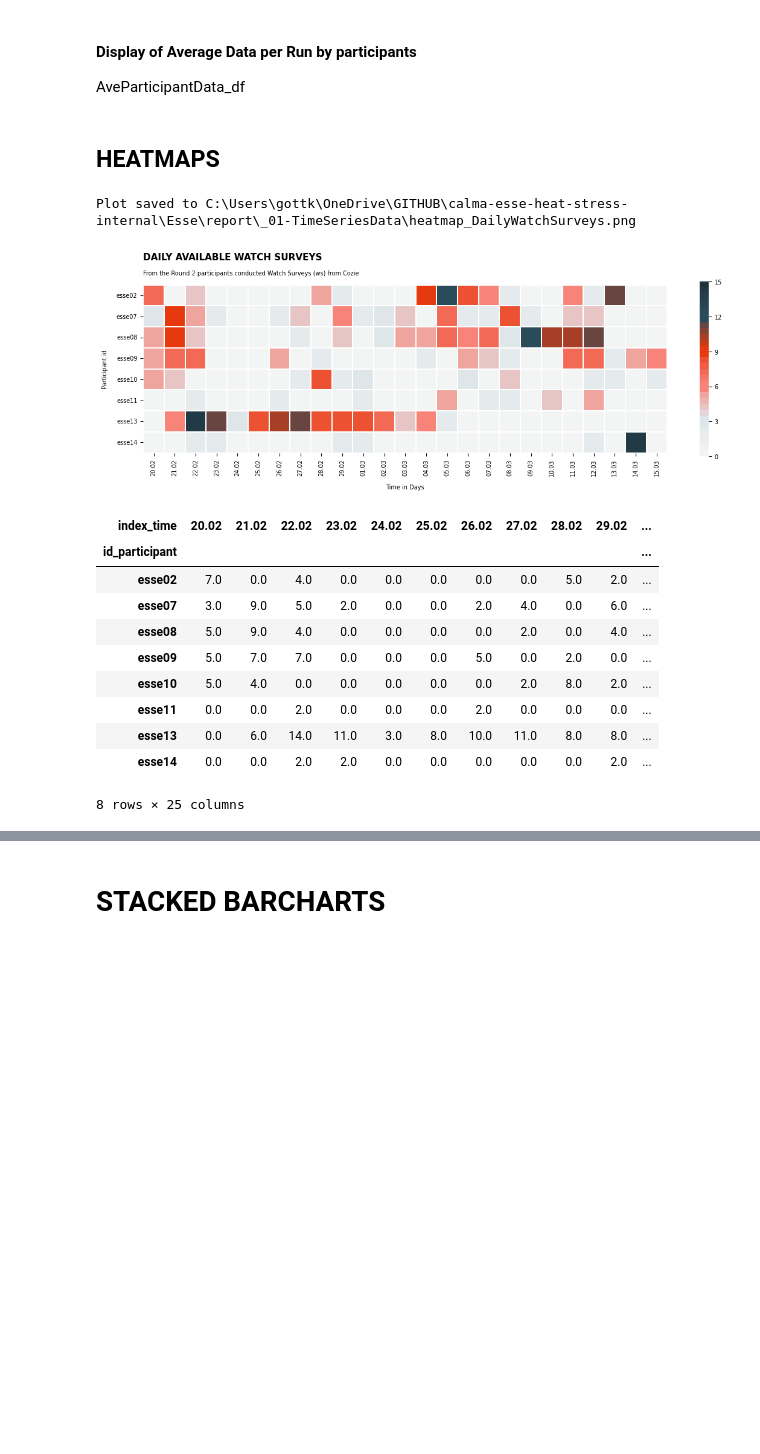
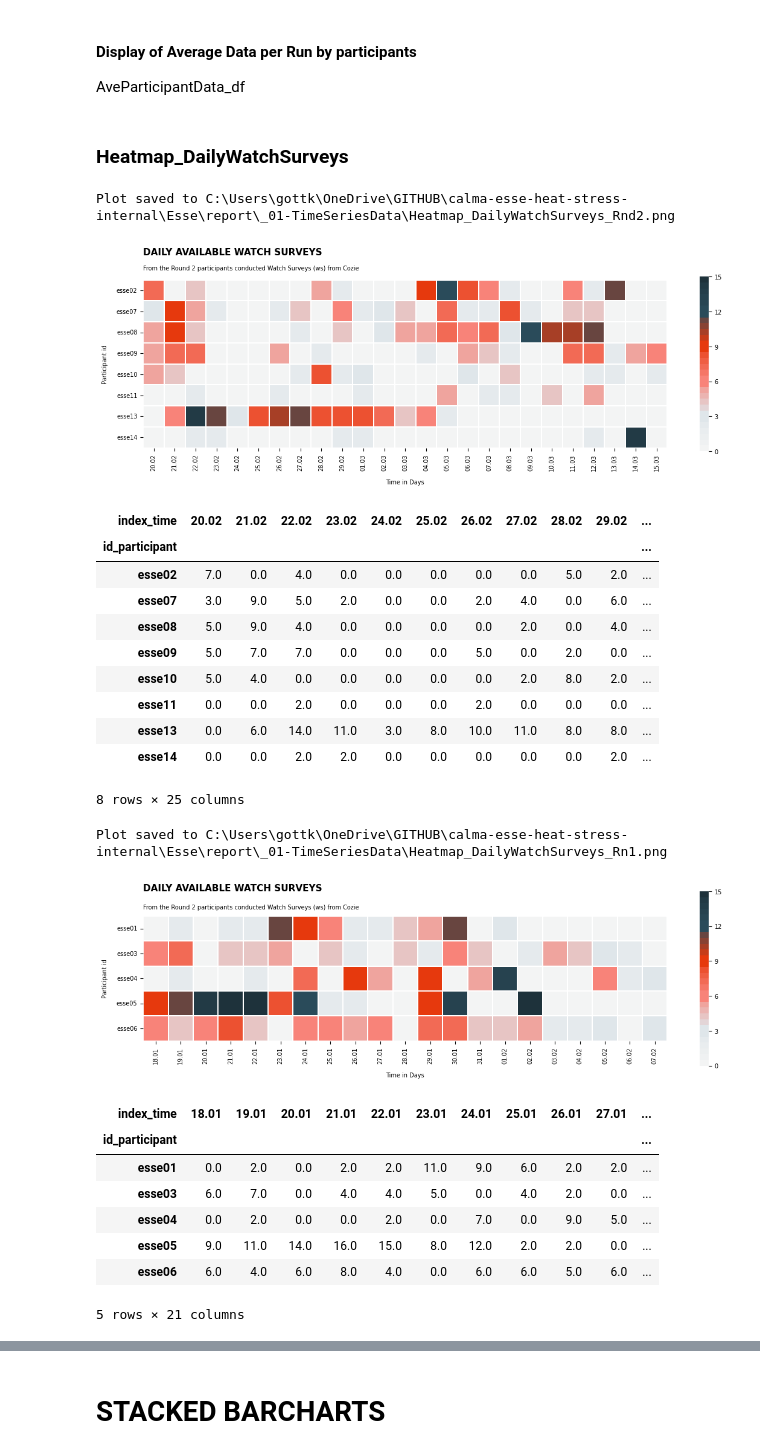
Before and after one commit to buds-lab/calma-esse-heat-stress-public, a Jupyter notebook: Esse/src/_01-TimeSeriesData.ipynb, the cells around one changed output, grey strips where cells are left out. Cells and saved outputs as stored; diff of their text form; code cells hidden in the pictures; blank space fills up the shorter version.

Commit message:
Added Heatmap DailyWatchSurveys for both rounds and started on DataAvailability plot

```diff
--- a/Esse/src/_01-TimeSeriesData.ipynb
+++ b/Esse/src/_01-TimeSeriesData.ipynb
@@ -20,6 +20,7 @@ participant_data_local_df = participant_data_local_df[participant_data_local_df[
 
 #Cull data that is not from a run or from thermal history.
 whitelistParticipants = ['esse00', 'esse01', 'esse03', 'esse04', 'esse05', 'esse06']
+whitelistParticipantsRnd1 = ['esse00', 'esse09', 'esse10', 'esse08', 'esse11', 'esse02', 'esse14', 'esse07', 'esse13']
 
 file_name: str = "_01-TimeSeriesData"
 filepath_dir: str =os.path.join(r"C:\Users\gottk\OneDrive\GITHUB\calma-esse-heat-stress-internal\Esse\report", file_name)
@@ -206,7 +206,7 @@ _modules.TLStandardClosedStackedBarchart(axs[3, 1], ESSE14_AveParticipantData_df
 
 plt.show()
 # %% [markdown]
-## HEATMAPS
+### Heatmap_DailyWatchSurveys
 # %%
 heatmap_df = participant_data_local_df[['index_time', 'id_participant', 'q_general_location_envi']].copy()
 heatmap_df = heatmap_df[~heatmap_df['id_participant'].isin(whitelistParticipants)]
@@ -248,10 +248,10 @@ _modules.StandartHeatmap(
     subtitle=subtitle,
     xlabel=xlabel,
     ylabel=ylabel,
-    filepath= os.path.join(filepath_dir, "heatmap_DailyWatchSurveys.png", )
+    filepath= os.path.join(filepath_dir, "Heatmap_DailyWatchSurveys_Rnd2.png", )
 )
 # %% [output]
-Plot saved to C:\Users\gottk\OneDrive\GITHUB\calma-esse-heat-stress-internal\Esse\report\_01-TimeSeriesData\heatmap_DailyWatchSurveys.png
+Plot saved to C:\Users\gottk\OneDrive\GITHUB\calma-esse-heat-stress-internal\Esse\report\_01-TimeSeriesData\Heatmap_DailyWatchSurveys_Rnd2.png
 [figure]
 | index_time | 20.02 | 21.02 | 22.02 | 23.02 | 24.02 | 25.02 | 26.02 | 27.02 | 28.02 | 29.02 | ... |
 | id_participant |  |  |  |  |  |  |  |  |  |  | ... |
@@ -264,3 +264,57 @@ Plot saved to C:\Users\gottk\OneDrive\GITHUB\calma-esse-heat-stress-internal\Ess
 | esse13 | 0.0 | 6.0 | 14.0 | 11.0 | 3.0 | 8.0 | 10.0 | 11.0 | 8.0 | 8.0 | ... |
 | esse14 | 0.0 | 0.0 | 2.0 | 2.0 | 0.0 | 0.0 | 0.0 | 0.0 | 0.0 | 2.0 | ... |
 8 rows × 25 columns
+# %%
+heatmap_df = participant_data_local_df[['index_time', 'id_participant', 'q_general_location_envi']].copy()
+heatmap_df = heatmap_df[~heatmap_df['id_participant'].isin(whitelistParticipantsRnd1)]
+
+heatmap_df = heatmap_df.dropna(subset=['q_general_location_envi'])
+heatmap_df = heatmap_df.set_index('index_time')
+
+grouped_df = heatmap_df.groupby(['id_participant'])
+
+daily_participant_counts = grouped_df['q_general_location_envi'].resample('D').count().unstack(level=1).fillna(0)
+
+start_date = '2024-01-01'
+end_date = '2024-02-25'
+
+start_date = pd.Timestamp(start_date, tz='Asia/Singapore')
+end_date = pd.Timestamp(end_date, tz='Asia/Singapore')
+
+idx = pd.IndexSlice[:, start_date:end_date]
+filtered_daily_participant_counts = daily_participant_counts.loc[idx]
+
+filtered_daily_participant_counts.columns = filtered_daily_participant_counts.columns.strftime('%d.%m')
+
+vmax = 15
+step_size = 3
+cbar_labels = ['0','3', '6', '9', '12', '15']
+title = 'DAILY AVAILABLE WATCH SURVEYS'
+subtitle = ('From the Round 1 participants conducted Watch Surveys (ws) from Cozie')
+xlabel = 'Time in Days'
+ylabel = 'Participant id'
+
+# Call the function with appropriate arguments
+_modules.StandartHeatmap(
+    df=filtered_daily_participant_counts,
+    vmax=vmax,
+    step_size=step_size,
+    cmap=gradient_lightvulcanelderberry,
+    cbar_labels=cbar_labels,
+    title=title,
+    subtitle=subtitle,
+    xlabel=xlabel,
+    ylabel=ylabel,
+    filepath= os.path.join(filepath_dir, "Heatmap_DailyWatchSurveys_Rn1.png", )
+)
+# %% [output]
+Plot saved to C:\Users\gottk\OneDrive\GITHUB\calma-esse-heat-stress-internal\Esse\report\_01-TimeSeriesData\Heatmap_DailyWatchSurveys_Rn1.png
+[figure, added]
+| index_time | 18.01 | 19.01 | 20.01 | 21.01 | 22.01 | 23.01 | 24.01 | 25.01 | 26.01 | 27.01 | ... |
+| id_participant |  |  |  |  |  |  |  |  |  |  | ... |
+| esse01 | 0.0 | 2.0 | 0.0 | 2.0 | 2.0 | 11.0 | 9.0 | 6.0 | 2.0 | 2.0 | ... |
+| esse03 | 6.0 | 7.0 | 0.0 | 4.0 | 4.0 | 5.0 | 0.0 | 4.0 | 2.0 | 0.0 | ... |
+| esse04 | 0.0 | 2.0 | 0.0 | 0.0 | 2.0 | 0.0 | 7.0 | 0.0 | 9.0 | 5.0 | ... |
+| esse05 | 9.0 | 11.0 | 14.0 | 16.0 | 15.0 | 8.0 | 12.0 | 2.0 | 2.0 | 0.0 | ... |
+| esse06 | 6.0 | 4.0 | 6.0 | 8.0 | 4.0 | 0.0 | 6.0 | 6.0 | 5.0 | 6.0 | ... |
+5 rows × 21 columns
```
Also changed, not shown: parts of 4 cells of this notebook, 4 other files.
